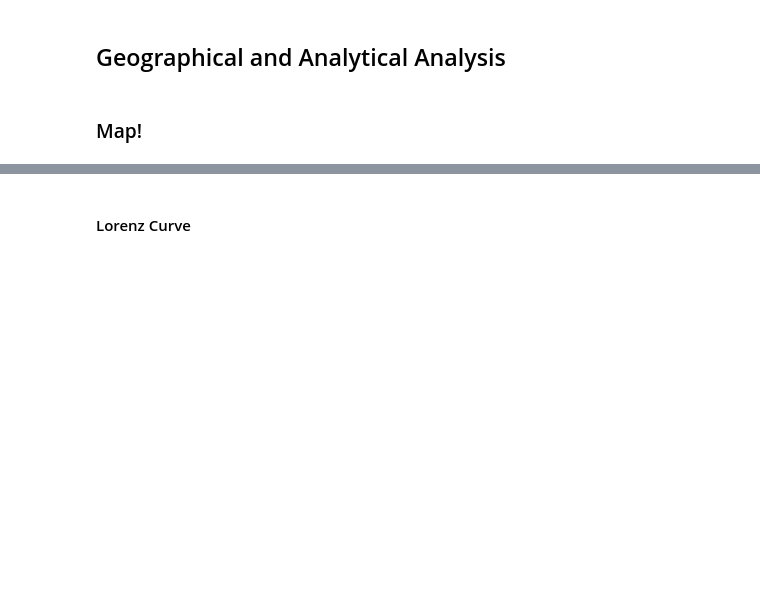
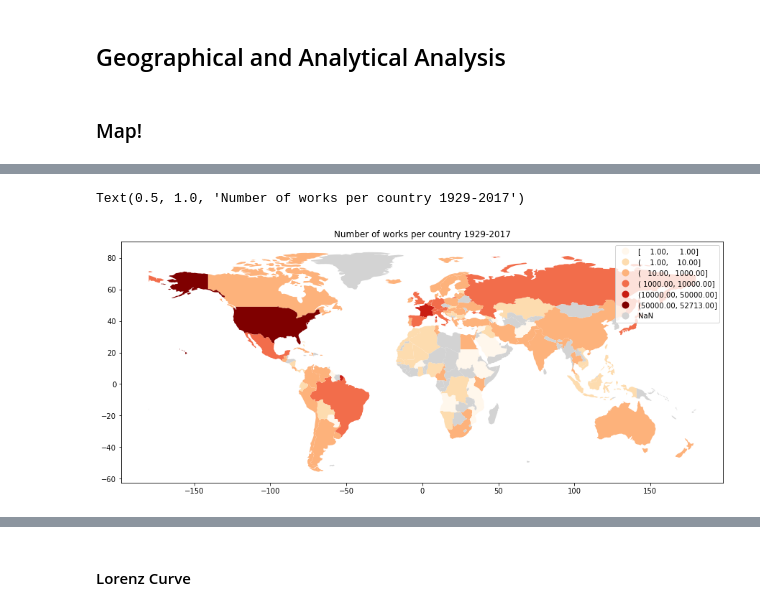
Before and after one commit to emily-oconnell/diversity-in-art-museums, a Jupyter notebook: n.ipynb, the cells around one changed output, grey strips where cells are left out. Cells and saved outputs as stored; diff of their text form; code cells hidden in the pictures; blank space fills up the shorter version.

```diff
--- a/n.ipynb
+++ b/n.ipynb
@@ -498,6 +482,16 @@ new_map
+# %%
+# same process as above, but with all of the artworks
+count = moma_nationalities["name"].value_counts().astype(int).to_frame().reset_index()
+count = count.rename({"index": "name", "name": "count"}, axis=1)
+map_data = pd.merge(world, count, how="left", on="name")
 # %%
-# Plot the Map!
-ax = map_data.dropna().plot(column='works_per_country', cmap =
-                                'Dark2', figsize=(15,9),
+# Plot the pMap!
+
+ax = map_data.plot(column='count', cmap =
+                                'OrRd', figsize=(15,9),
                                   k=5, legend =
-                                  True)
+                                  True, missing_kwds={'color': 'lightgray'}, scheme="User_Defined", classification_kwds=dict(bins=[1,10,1000,10000,50000],))
+ax.set_title("Number of works per country 1929-2017")
+# %% [output]
+Text(0.5, 1.0, 'Number of works per country 1929-2017')
+[figure, added]
```
Also changed, not shown: parts of 32 cells of this notebook.
